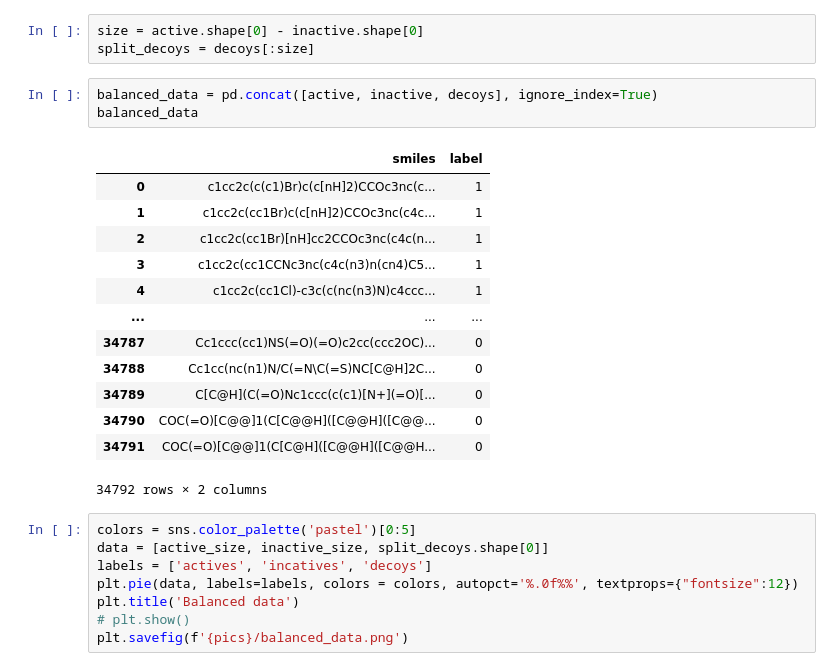
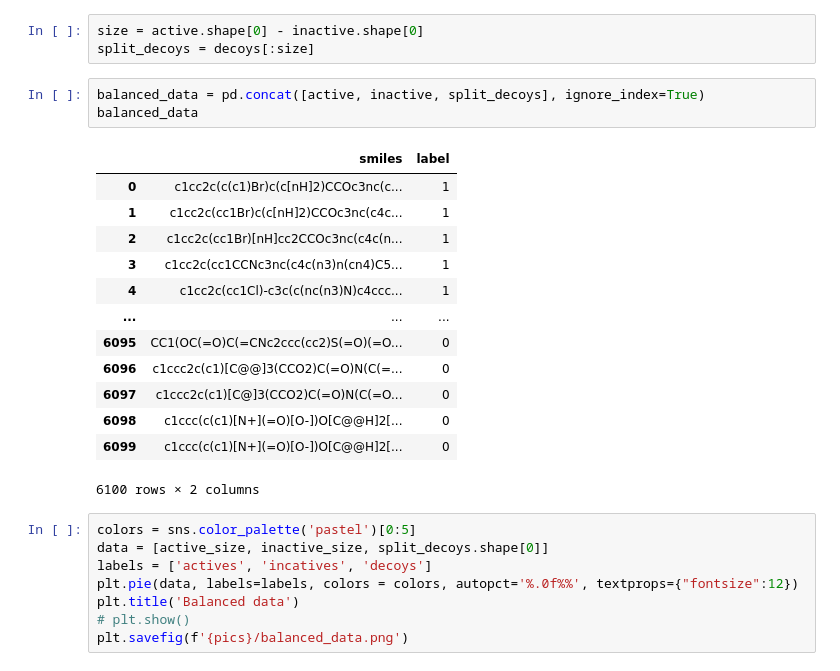
Before and after one commit to Protolaw/a2a_binary_classifier, a Jupyter notebook: classifier.ipynb, the cells around one changed output. Saved outputs shown, nothing was run; the diff lists cells and outputs as text.

Commit message:
Split and scaler swapping

```diff
--- a/classifier.ipynb
+++ b/classifier.ipynb
@@ -53,22 +64,22 @@ plt.savefig(f'{pics}/raw_data.png')
 size = active.shape[0] - inactive.shape[0]
 split_decoys = decoys[:size]
 # %%
-balanced_data = pd.concat([active, inactive, decoys], ignore_index=True)
+balanced_data = pd.concat([active, inactive, split_decoys], ignore_index=True)
 balanced_data
 # %% [output]
 |  | smiles | label |
 | 0 | c1cc2c(c(c1)Br)c(c[nH]2)CCOc3nc(c... | 1 |
 | 1 | c1cc2c(cc1Br)c(c[nH]2)CCOc3nc(c4c... | 1 |
 | 2 | c1cc2c(cc1Br)[nH]cc2CCOc3nc(c4c(n... | 1 |
 | 3 | c1cc2c(cc1CCNc3nc(c4c(n3)n(cn4)C5... | 1 |
 | 4 | c1cc2c(cc1Cl)-c3c(c(nc(n3)N)c4ccc... | 1 |
 | ... | ... | ... |
-| 34787 | Cc1ccc(cc1)NS(=O)(=O)c2cc(ccc2OC)... | 0 |
-| 34788 | Cc1cc(nc(n1)N/C(=N\C(=S)NC[C@H]2C... | 0 |
-| 34789 | C[C@H](C(=O)Nc1ccc(c(c1)[N+](=O)[... | 0 |
-| 34790 | COC(=O)[C@@]1(C[C@@H]([C@@H]([C@@... | 0 |
-| 34791 | COC(=O)[C@@]1(C[C@H]([C@@H]([C@@H... | 0 |
+| 6095 | CC1(OC(=O)C(=CNc2ccc(cc2)S(=O)(=O... | 0 |
+| 6096 | c1ccc2c(c1)[C@@]3(CCO2)C(=O)N(C(=... | 0 |
+| 6097 | c1ccc2c(c1)[C@]3(CCO2)C(=O)N(C(=O... | 0 |
+| 6098 | c1ccc(c(c1)[N+](=O)[O-])O[C@@H]2[... | 0 |
+| 6099 | c1ccc(c(c1)[N+](=O)[O-])O[C@@H]2[... | 0 |
-34792 rows × 2 columns
+6100 rows × 2 columns
 # %%
 colors = sns.color_palette('pastel')[0:5]
 data = [active_size, inactive_size, split_decoys.shape[0]]
```
Also changed, not shown: parts of 31 cells of this notebook, 1 other file.
